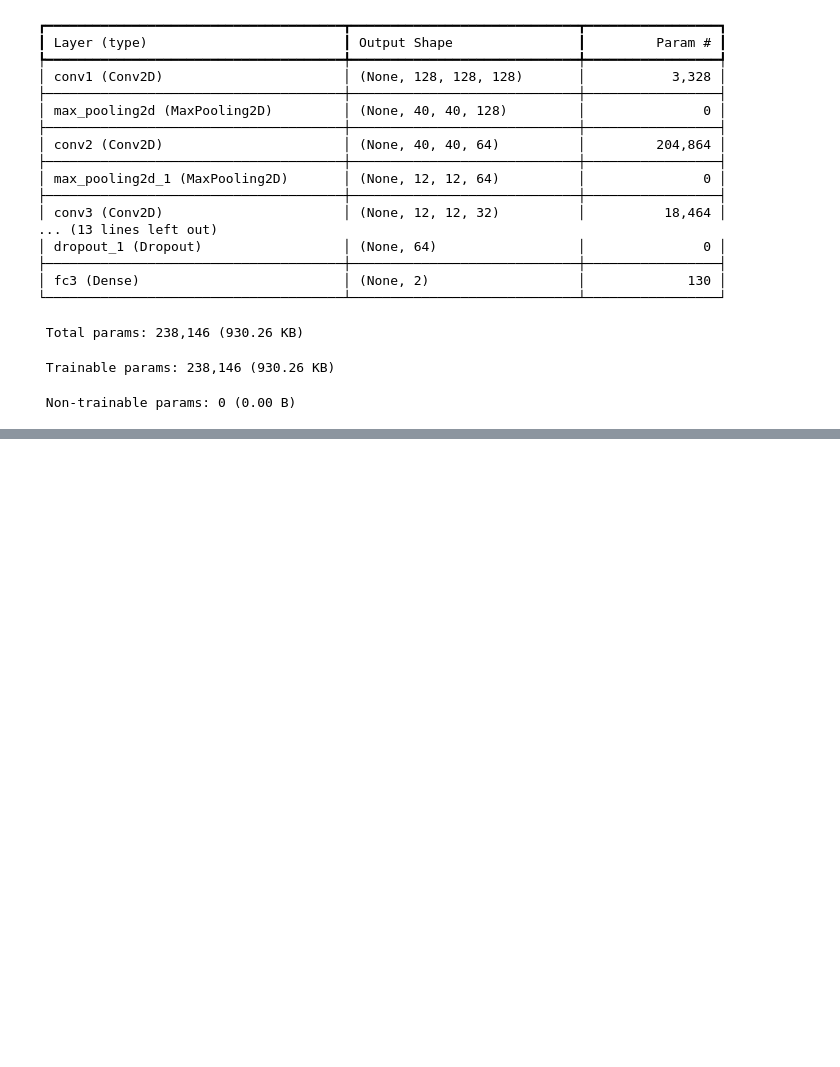
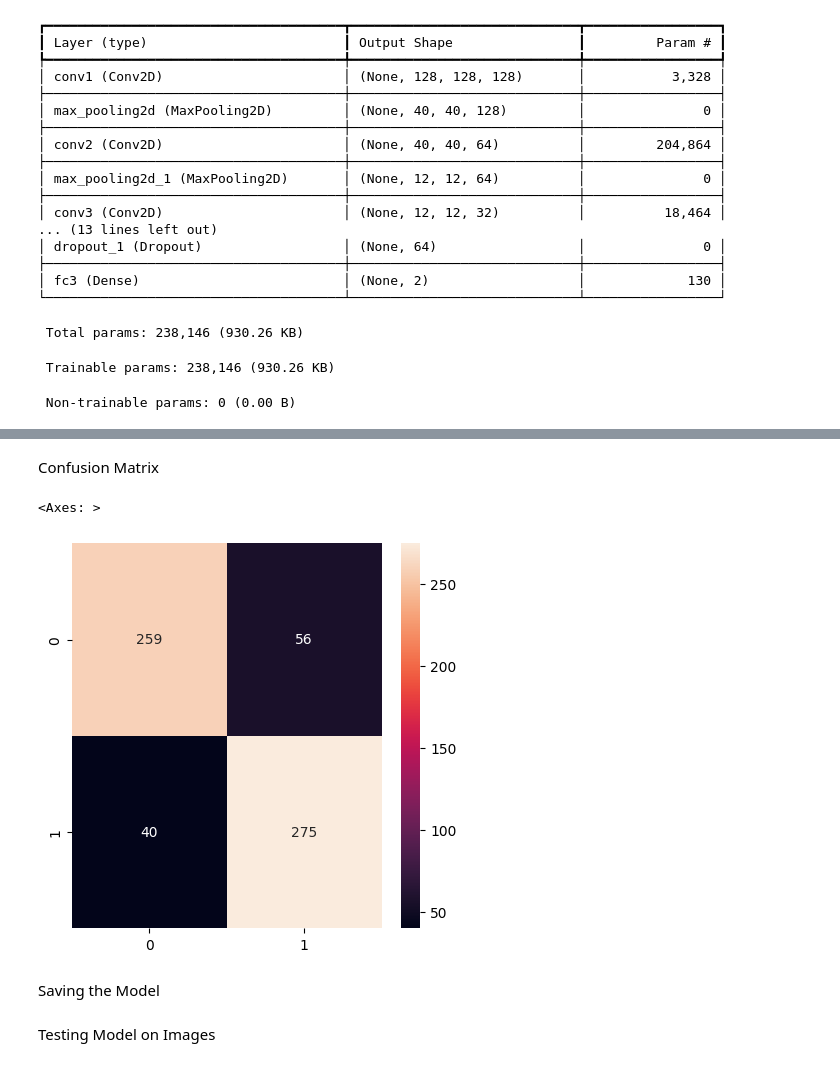
Before and after one commit to arijul2/Parkinson-s_Detection_ML, a Jupyter notebook: ParkinsonsDiseaseDetection.ipynb, the cells around one changed output, grey strips where cells are left out. Saved outputs shown, nothing was run; the diff lists cells and outputs as text; code cells hidden in the pictures; blank space fills up the shorter version.

```diff
--- a/ParkinsonsDiseaseDetection.ipynb
+++ b/ParkinsonsDiseaseDetection.ipynb
@@ -356,0 +382,5 @@ Epoch 70/70
+# %%
+ypred = model.predict(x_test)
+ypred = np.argmax(ypred, axis=1)
+y_test_pred = np.argmax(y_test, axis=1)
+print(classification_report(y_test_pred, ypred))
@@ -356,0 +397,12 @@ Epoch 70/70
+# %% [markdown]
+Confusion Matrix
+# %%
+matrix = confusion_matrix(y_test_pred, ypred)
+df_cm = pd.DataFrame(matrix, index=[0, 1], columns=[0, 1])
+figure = plt.figure(figsize=(5, 5))
+sns.heatmap(df_cm, annot=True, fmt='d')
+# %% [output]
+<Axes: >
+[figure, added]
+# %% [markdown]
+Saving the Model
@@ -356,0 +411,2 @@ Epoch 70/70
+# %% [markdown]
+Testing Model on Images
```
Also changed, not shown: parts of 18 cells of this notebook.
